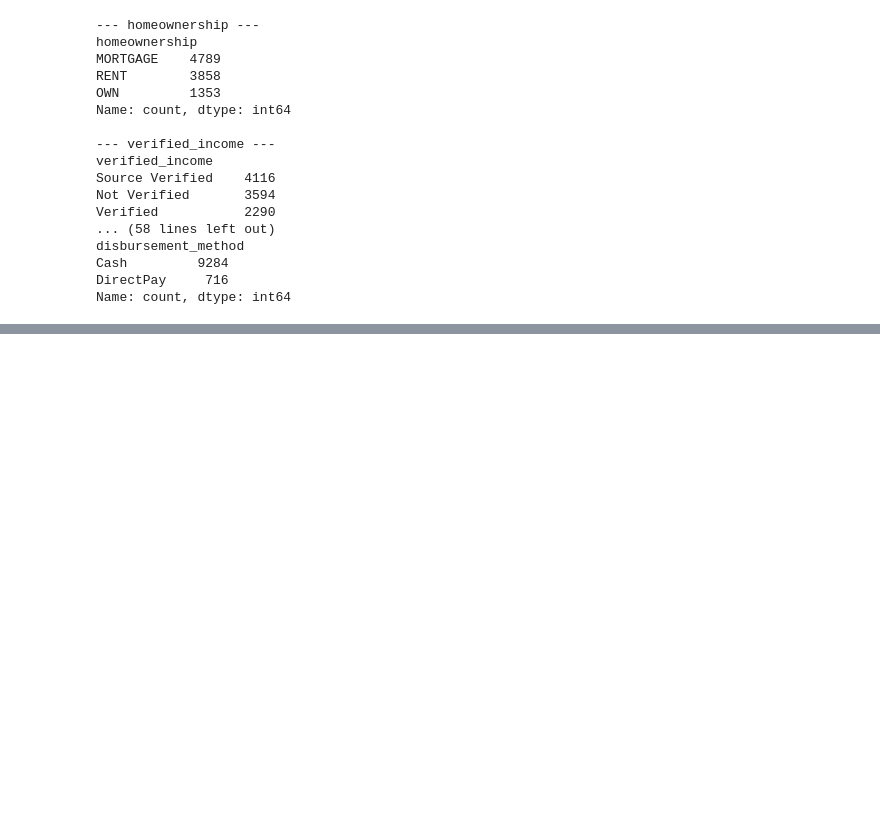
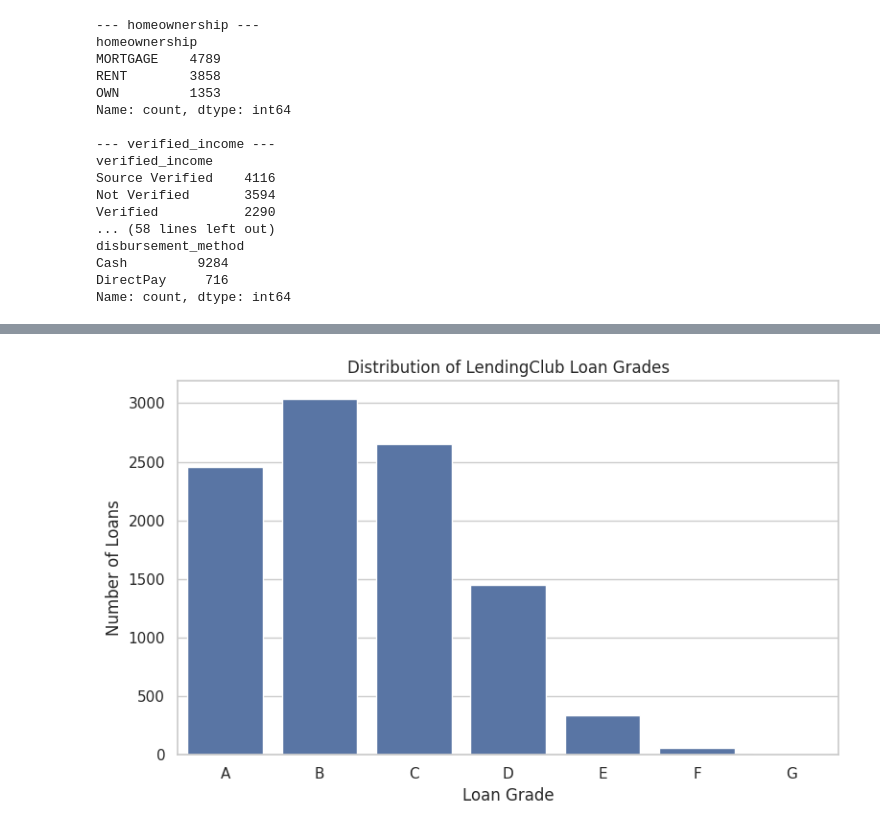
Before and after one commit to DxubleBTW/averylee-lendingclub-loan-analysis, a Jupyter notebook: averylee_lendingclub_loan_analysis_pynb.ipynb, the cells around one changed output, grey strips where cells are left out. Cells and saved outputs as stored; diff of their text form; code cells hidden in the pictures; blank space fills up the shorter version.

```diff
--- a/averylee_lendingclub_loan_analysis_pynb.ipynb
+++ b/averylee_lendingclub_loan_analysis_pynb.ipynb
@@ -473,0 +494,17 @@ Name: count, dtype: int64
+# %%
+plt.figure(figsize=(8, 5))
+
+sns.countplot(
+    data=df,
+    x="grade",
+    order=list("ABCDEFG")
+)
+
+plt.title("Distribution of LendingClub Loan Grades")
+plt.xlabel("Loan Grade")
+plt.ylabel("Number of Loans")
+
+plt.tight_layout()
+plt.show()
+# %% [output]
+[figure, added]
```
Also changed, not shown: parts of 20 cells of this notebook.
